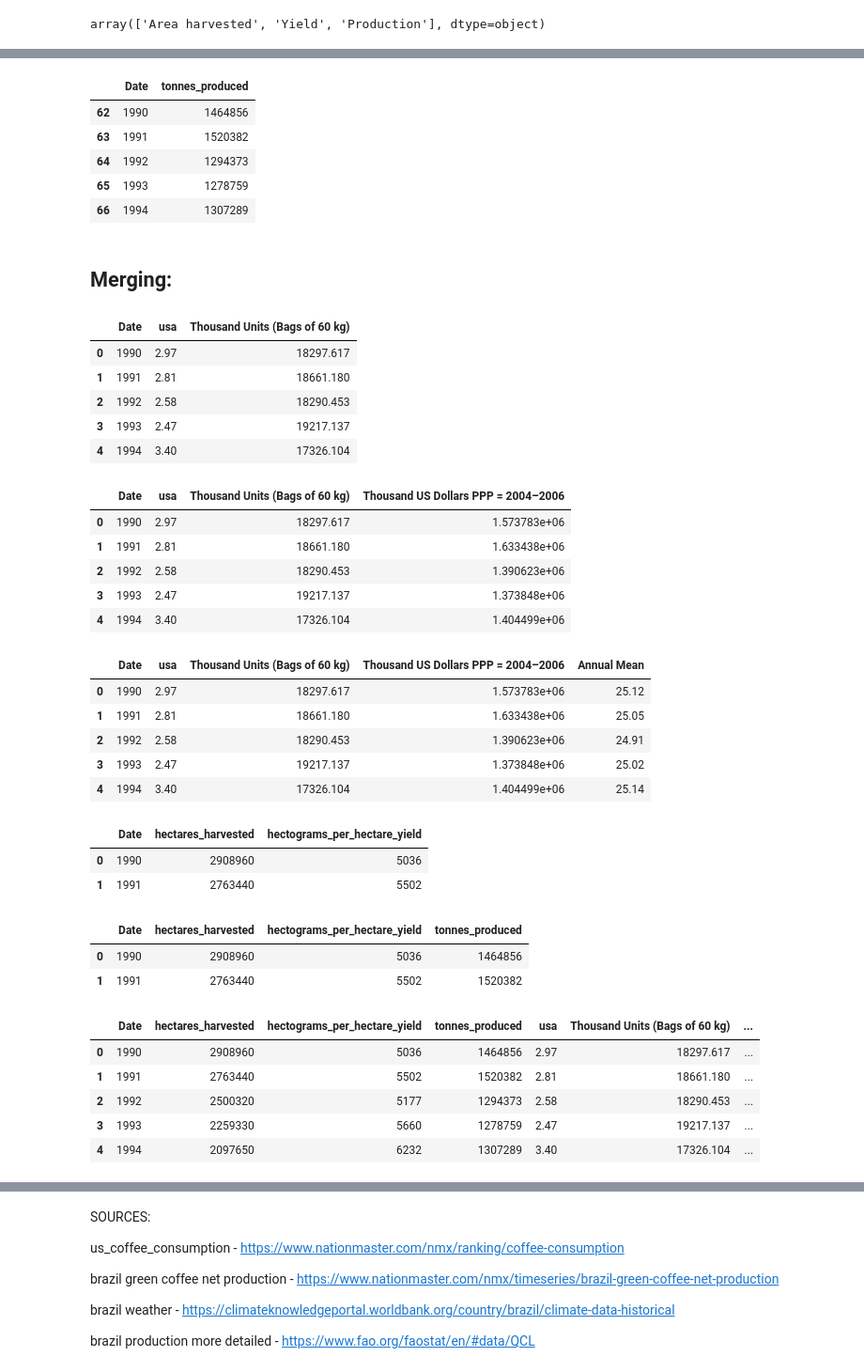
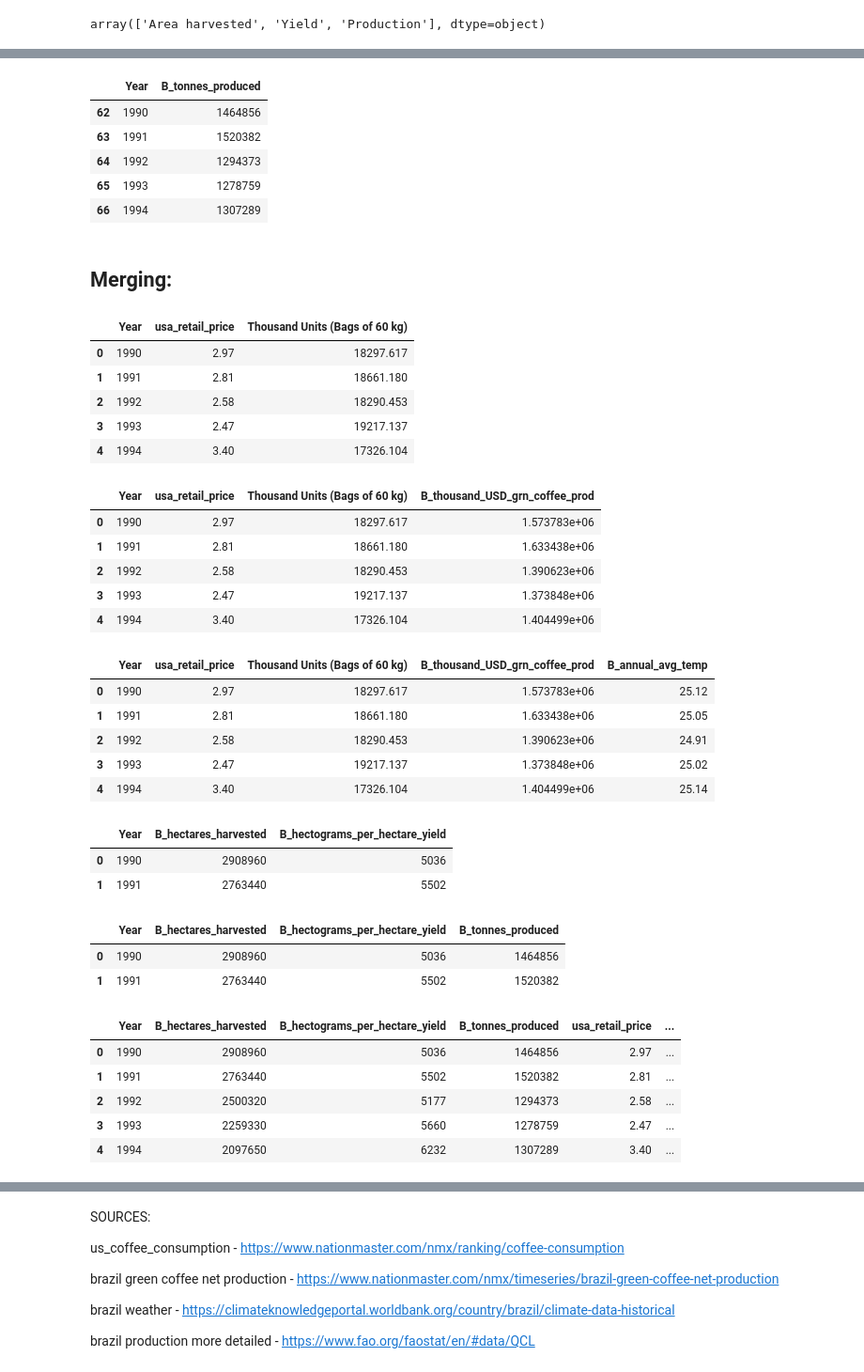
Before and after one commit to sanghyuns/Climate_Change_vs_Coffee_Production, a Jupyter notebook: Lara.ipynb, the cells around one changed output, grey strips where cells are left out. Shown at 94% size. Cells and saved outputs as stored; diff of their text form; code cells hidden in the pictures.

```diff
--- a/Lara.ipynb
+++ b/Lara.ipynb
@@ -315,10 +307,10 @@ yields.head()
 # %%
 brazil_production = brazil_prod[brazil_prod['Element'] == 'Production'].copy()
 brazil_production.drop(columns=['Area', 'Element Code', 'Element', 'Item', 'Flag Description', 'Unit'], inplace=True)
-brazil_production.columns = ['Date', 'tonnes_produced']
+brazil_production.columns = ['Year', 'B_tonnes_produced']
 brazil_production.head()
 # %% [output]
-|  | Date | tonnes_produced |
+|  | Year | B_tonnes_produced |
 | 62 | 1990 | 1464856 |
 | 63 | 1991 | 1520382 |
 | 64 | 1992 | 1294373 |
@@ -327,59 +319,59 @@ brazil_production.head()
 # %% [markdown]
 ## Merging:
 # %%
-retail_consumption = pd.merge(us_retail_price, us_consumption, on='Date')
+retail_consumption = pd.merge(us_retail_price, us_consumption, on='Year')
 retail_consumption.head()
 # %% [output]
-|  | Date | usa | Thousand Units (Bags of 60 kg) |
+|  | Year | usa_retail_price | Thousand Units (Bags of 60 kg) |
 | 0 | 1990 | 2.97 | 18297.617 |
 | 1 | 1991 | 2.81 | 18661.180 |
 | 2 | 1992 | 2.58 | 18290.453 |
 | 3 | 1993 | 2.47 | 19217.137 |
 | 4 | 1994 | 3.40 | 17326.104 |
 # %%
-retail_consump_grn = pd.merge(retail_consumption, brazil_grn_coffee, on='Date')
+retail_consump_grn = pd.merge(retail_consumption, brazil_grn_coffee, on='Year')
 retail_consump_grn.head()
 # %% [output]
-|  | Date | usa | Thousand Units (Bags of 60 kg) | Thousand US Dollars PPP = 2004–2006 |
+|  | Year | usa_retail_price | Thousand Units (Bags of 60 kg) | B_thousand_USD_grn_coffee_prod |
 | 0 | 1990 | 2.97 | 18297.617 | 1.573783e+06 |
 | 1 | 1991 | 2.81 | 18661.180 | 1.633438e+06 |
 | 2 | 1992 | 2.58 | 18290.453 | 1.390623e+06 |
 | 3 | 1993 | 2.47 | 19217.137 | 1.373848e+06 |
 | 4 | 1994 | 3.40 | 17326.104 | 1.404499e+06 |
 # %%
-all_four = pd.merge(retail_consump_grn, brazil_temp, on='Date')
+all_four = pd.merge(retail_consump_grn, brazil_temp, on='Year')
 all_four.head()
 # %% [output]
-|  | Date | usa | Thousand Units (Bags of 60 kg) | Thousand US Dollars PPP = 2004–2006 | Annual Mean |
+|  | Year | usa_retail_price | Thousand Units (Bags of 60 kg) | B_thousand_USD_grn_coffee_prod | B_annual_avg_temp |
 | 0 | 1990 | 2.97 | 18297.617 | 1.573783e+06 | 25.12 |
 | 1 | 1991 | 2.81 | 18661.180 | 1.633438e+06 | 25.05 |
 | 2 | 1992 | 2.58 | 18290.453 | 1.390623e+06 | 24.91 |
 | 3 | 1993 | 2.47 | 19217.137 | 1.373848e+06 | 25.02 |
 | 4 | 1994 | 3.40 | 17326.104 | 1.404499e+06 | 25.14 |
 # %%
-first = pd.merge(area_harvested, yields, on='Date')
+first = pd.merge(area_harvested, yields, on='Year')
 first.head(2)
 # %% [output]
-|  | Date | hectares_harvested | hectograms_per_hectare_yield |
+|  | Year | B_hectares_harvested | B_hectograms_per_hectare_yield |
 | 0 | 1990 | 2908960 | 5036 |
 | 1 | 1991 | 2763440 | 5502 |
 # %%
-second = pd.merge(first, brazil_production, on='Date')
+second = pd.merge(first, brazil_production, on='Year')
 second.head(2)
 # %% [output]
-|  | Date | hectares_harvested | hectograms_per_hectare_yield | tonnes_produced |
+|  | Year | B_hectares_harvested | B_hectograms_per_hectare_yield | B_tonnes_produced |
 | 0 | 1990 | 2908960 | 5036 | 1464856 |
 | 1 | 1991 | 2763440 | 5502 | 1520382 |
 # %%
-brazil_df = pd.merge(second, all_four, on='Date')
+brazil_df = pd.merge(second, all_four, on='Year')
 brazil_df.head()
 # %% [output]
-|  | Date | hectares_harvested | hectograms_per_hectare_yield | tonnes_produced | usa | Thousand Units (Bags of 60 kg) | ... |
-| 0 | 1990 | 2908960 | 5036 | 1464856 | 2.97 | 18297.617 | ... |
-| 1 | 1991 | 2763440 | 5502 | 1520382 | 2.81 | 18661.180 | ... |
-| 2 | 1992 | 2500320 | 5177 | 1294373 | 2.58 | 18290.453 | ... |
-| 3 | 1993 | 2259330 | 5660 | 1278759 | 2.47 | 19217.137 | ... |
-| 4 | 1994 | 2097650 | 6232 | 1307289 | 3.40 | 17326.104 | ... |
+|  | Year | B_hectares_harvested | B_hectograms_per_hectare_yield | B_tonnes_produced | usa_retail_price | ... |
+| 0 | 1990 | 2908960 | 5036 | 1464856 | 2.97 | ... |
+| 1 | 1991 | 2763440 | 5502 | 1520382 | 2.81 | ... |
+| 2 | 1992 | 2500320 | 5177 | 1294373 | 2.58 | ... |
+| 3 | 1993 | 2259330 | 5660 | 1278759 | 2.47 | ... |
+| 4 | 1994 | 2097650 | 6232 | 1307289 | 3.40 | ... |
 # %%
 brazil_df.info()
 # %% [output]
```
Also changed, not shown: parts of 28 cells of this notebook, 1 other file.
